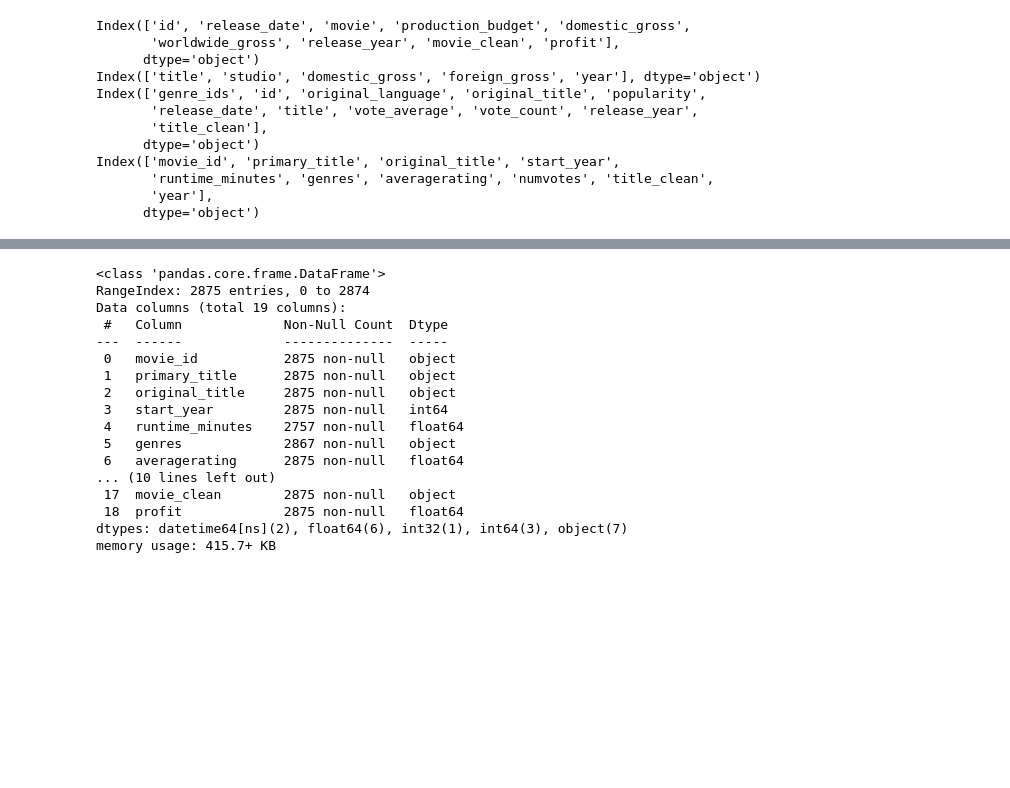
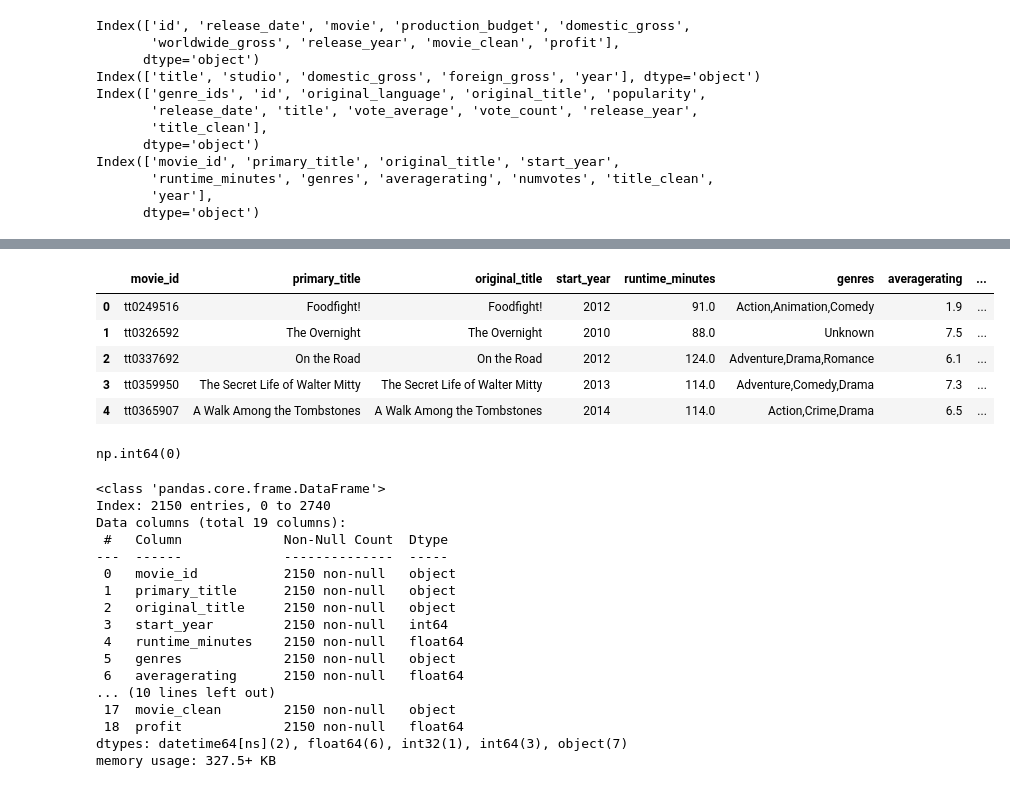
Before and after one commit to lorenaterah/Phase-2-project-G3, a Jupyter notebook: Notebooks/salma.ipynb, the cells around one changed output, grey strips where cells are left out. Saved outputs shown, nothing was run; the diff lists cells and outputs as text; code cells hidden in the pictures; blank space fills up the shorter version.

```diff
--- a/Notebooks/salma.ipynb
+++ b/Notebooks/salma.ipynb
@@ -383,0 +397,23 @@ NameError: name 'movie_budgets' is not defined
+# %%
+# merging the  datasets movie_basics_ratings and budgets
+combined_data_with_budget = pd.merge(movie_basics_ratings,budgets, how="inner", left_on="primary_title", right_on="movie")
+combined_data_with_budget.head()
+# %% [output]
+|  | movie_id | primary_title | original_title | start_year | runtime_minutes | genres | averagerating | ... |
+| 0 | tt0249516 | Foodfight! | Foodfight! | 2012 | 91.0 | Action,Animation,Comedy | 1.9 | ... |
+| 1 | tt0326592 | The Overnight | The Overnight | 2010 | 88.0 | Unknown | 7.5 | ... |
+| 2 | tt0337692 | On the Road | On the Road | 2012 | 124.0 | Adventure,Drama,Romance | 6.1 | ... |
+| 3 | tt0359950 | The Secret Life of Walter Mitty | The Secret Life of Walter Mitty | 2013 | 114.0 | Adventure,Comedy,Drama | 7.3 | ... |
+| 4 | tt0365907 | A Walk Among the Tombstones | A Walk Among the Tombstones | 2014 | 114.0 | Action,Crime,Drama | 6.5 | ... |
+# %%
+# Drop duplicates and keep first occurrence
+combined_data_with_budget = combined_data_with_budget.drop_duplicates(subset=['release_date',
+                                                                              'movie',
+                                                                              'domestic_gross',
+                                                                              'production_budget',
+                                                                              'worldwide_gross'], keep='first')
+
+# confirm duplicates have been dropped.
+combined_data_with_budget.duplicated().sum()
+# %% [output]
+np.int64(0)
@@ -384,20 +423,20 @@ NameError: name 'movie_budgets' is not defined
 # %%
-data_box.info()
+combined_data_with_budget.info()
 # %% [output]
 <class 'pandas.core.frame.DataFrame'>
-RangeIndex: 2875 entries, 0 to 2874
+Index: 2150 entries, 0 to 2740
 Data columns (total 19 columns):
  #   Column             Non-Null Count  Dtype
 ---  ------             --------------  -----
- 0   movie_id           2875 non-null   object
- 1   primary_title      2875 non-null   object
- 2   original_title     2875 non-null   object
- 3   start_year         2875 non-null   int64
- 4   runtime_minutes    2757 non-null   float64
- 5   genres             2867 non-null   object
- 6   averagerating      2875 non-null   float64
+ 0   movie_id           2150 non-null   object
+ 1   primary_title      2150 non-null   object
+ 2   original_title     2150 non-null   object
+ 3   start_year         2150 non-null   int64
+ 4   runtime_minutes    2150 non-null   float64
+ 5   genres             2150 non-null   object
+ 6   averagerating      2150 non-null   float64
 ... (10 lines left out)
- 17  movie_clean        2875 non-null   object
- 18  profit             2875 non-null   float64
+ 17  movie_clean        2150 non-null   object
+ 18  profit             2150 non-null   float64
 dtypes: datetime64[ns](2), float64(6), int32(1), int64(3), object(7)
-memory usage: 415.7+ KB
+memory usage: 327.5+ KB
```
Also changed, not shown: parts of 6 cells of this notebook.
